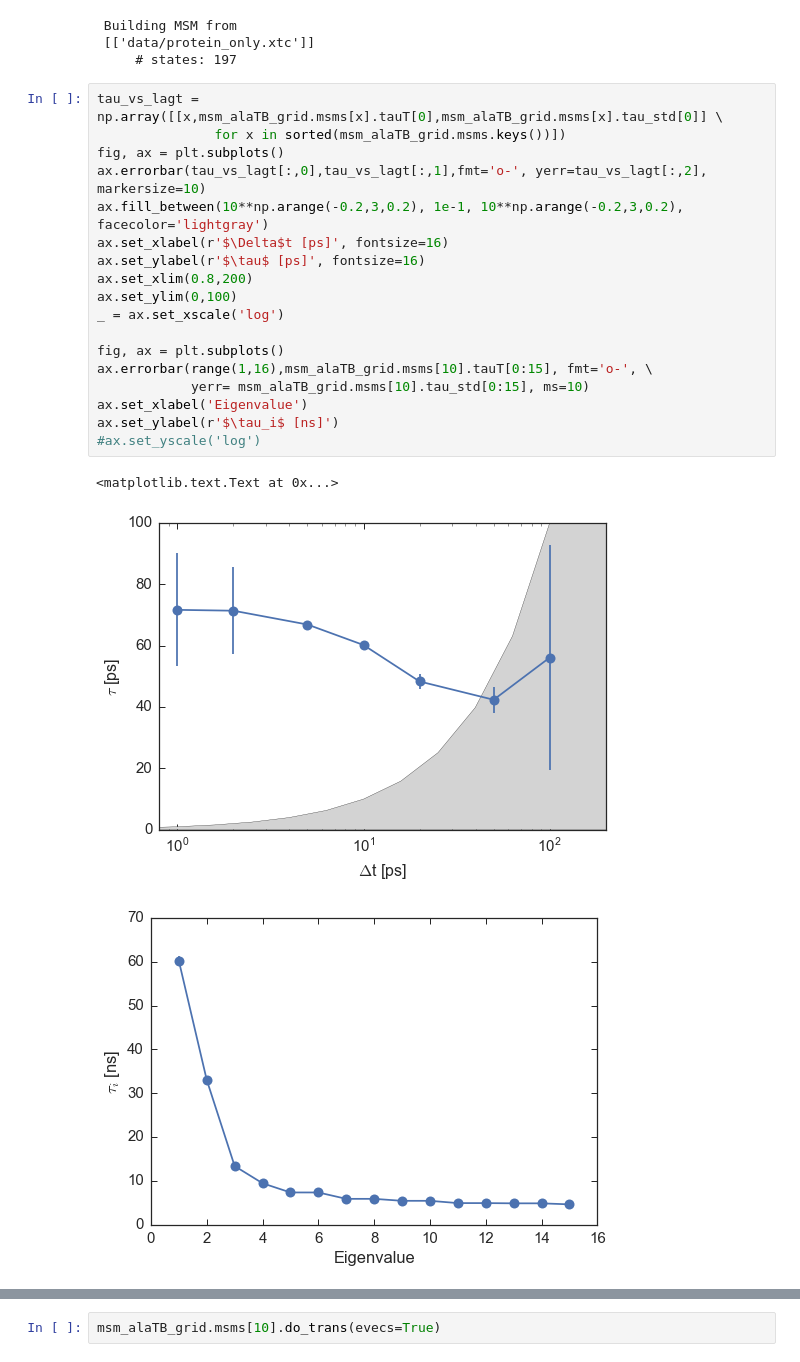
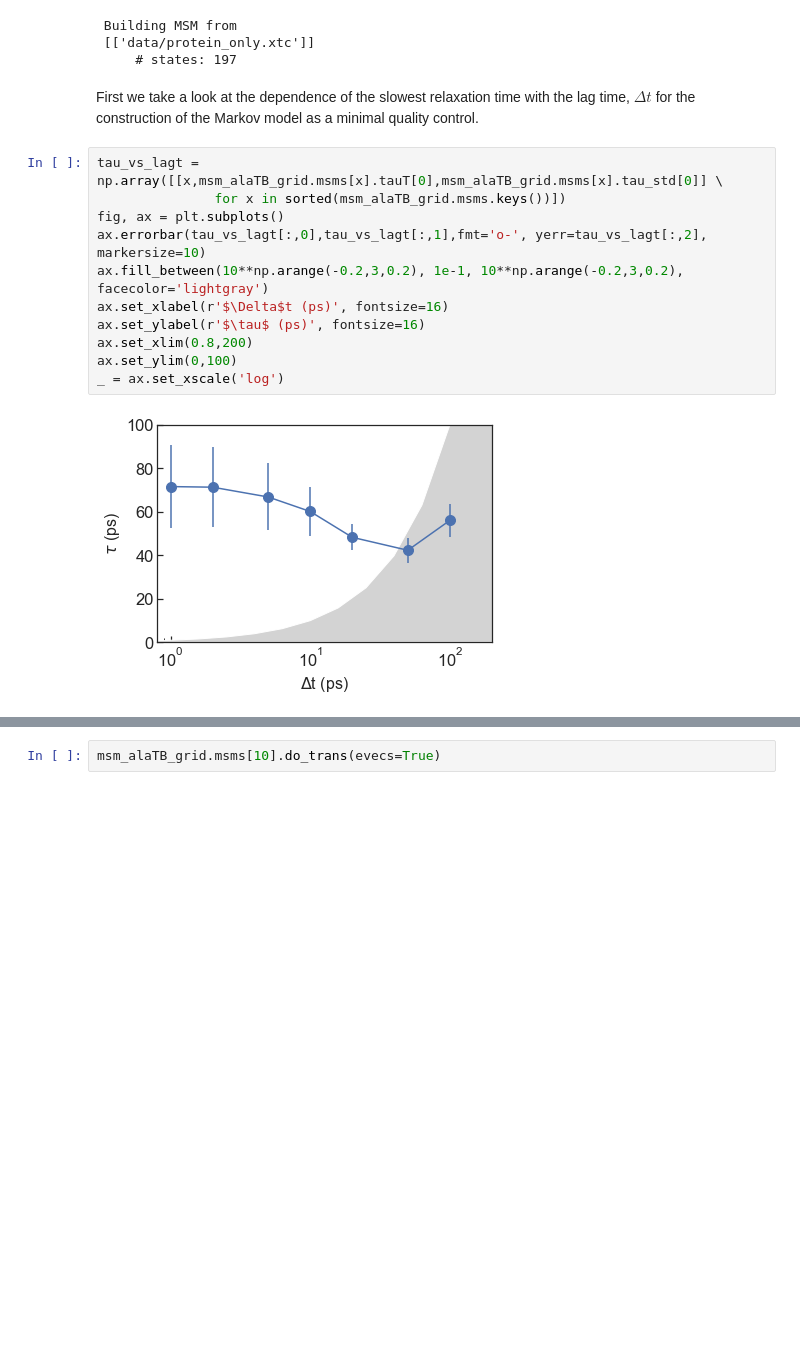
Before and after one commit to BioKT/MasterMSM, a Jupyter notebook: examples/alanine_dipeptide/ala_dipeptide_discretize.ipynb, the cells around one changed output, grey strips where cells are left out. Saved outputs shown, nothing was run; the diff lists cells and outputs as text; blank space fills up the shorter version.

```diff
--- a/examples/alanine_dipeptide/ala_dipeptide_discretize.ipynb
+++ b/examples/alanine_dipeptide/ala_dipeptide_discretize.ipynb
@@ -81,25 +88,18 @@ for i in [1, 2, 5, 10, 20, 50, 100]:
  Building MSM from
  [['data/protein_only.xtc']]
      # states: 197
+# %% [markdown]
+First we take a look at the dependence of the slowest relaxation time with the lag time, $\Delta t$ for the construction of the Markov model as a minimal quality control.
 # %%
 tau_vs_lagt = np.array([[x,msm_alaTB_grid.msms[x].tauT[0],msm_alaTB_grid.msms[x].tau_std[0]] \
                for x in sorted(msm_alaTB_grid.msms.keys())])
 fig, ax = plt.subplots()
 ax.errorbar(tau_vs_lagt[:,0],tau_vs_lagt[:,1],fmt='o-', yerr=tau_vs_lagt[:,2], markersize=10)
 ax.fill_between(10**np.arange(-0.2,3,0.2), 1e-1, 10**np.arange(-0.2,3,0.2), facecolor='lightgray')
-ax.set_xlabel(r'$\Delta$t [ps]', fontsize=16)
-ax.set_ylabel(r'$\tau$ [ps]', fontsize=16)
+ax.set_xlabel(r'$\Delta$t (ps)', fontsize=16)
+ax.set_ylabel(r'$\tau$ (ps)', fontsize=16)
 ax.set_xlim(0.8,200)
 ax.set_ylim(0,100)
 _ = ax.set_xscale('log')
-
-fig, ax = plt.subplots()
-ax.errorbar(range(1,16),msm_alaTB_grid.msms[10].tauT[0:15], fmt='o-', \
-            yerr= msm_alaTB_grid.msms[10].tau_std[0:15], ms=10)
-ax.set_xlabel('Eigenvalue')
-ax.set_ylabel(r'$\tau_i$ [ns]')
-#ax.set_yscale('log')
 # %% [output]
-<matplotlib.text.Text at 0x...>
-[figure, old version]
+[figure, new version]
-[figure, removed]
```
Also changed, not shown: parts of 17 cells of this notebook.
